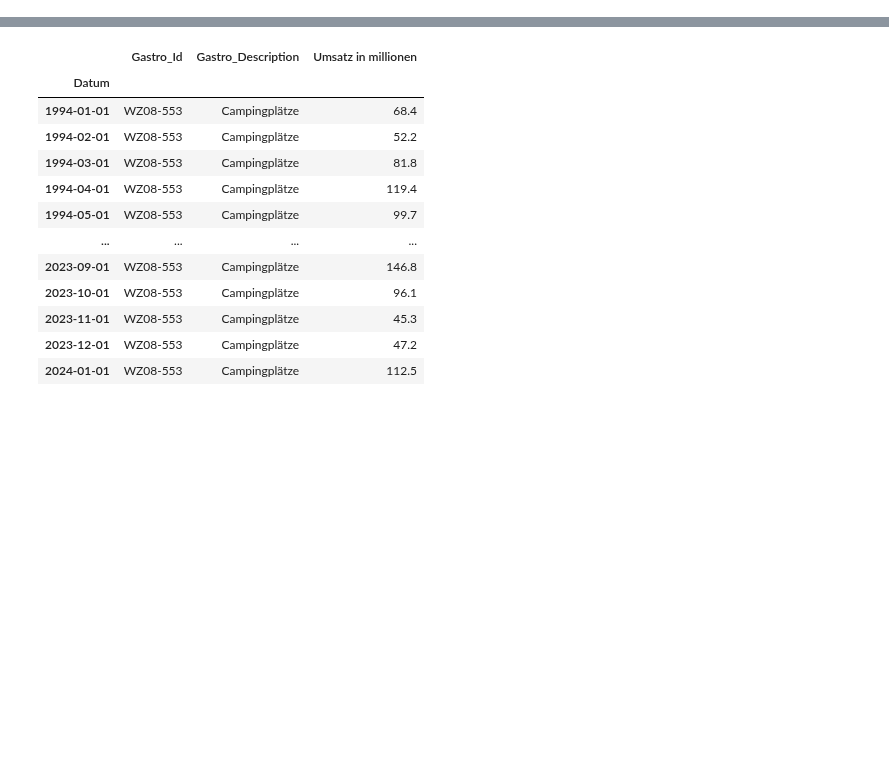
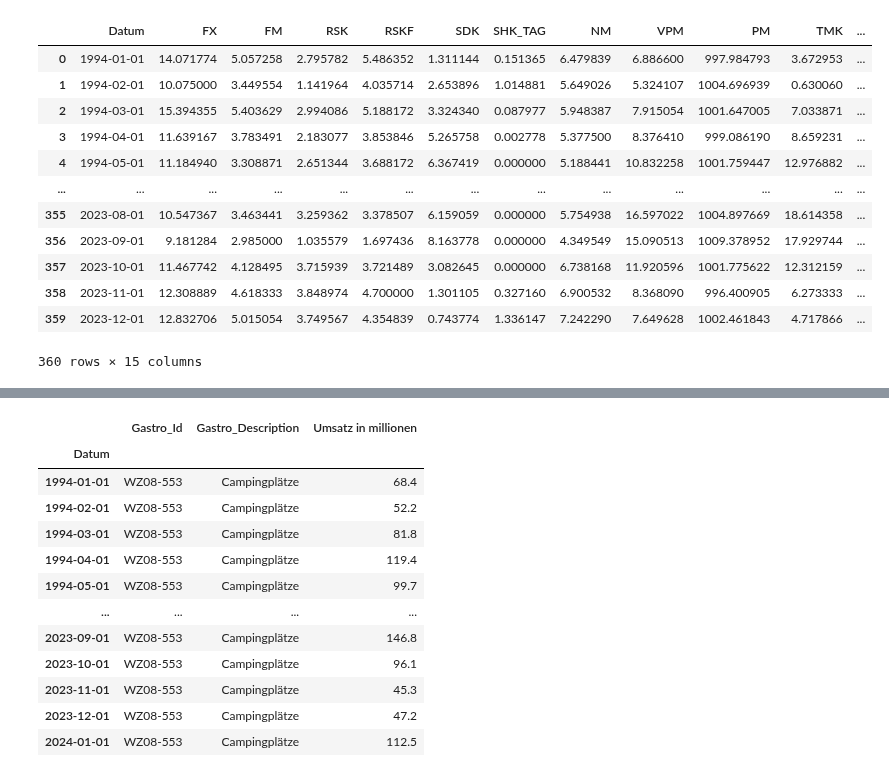
Before and after one commit to Fxvdi/dabi2-project, a Jupyter notebook: 2a_test-analyse.ipynb, the cells around one changed output, grey strips where cells are left out. Cells and saved outputs as stored; diff of their text form; code cells hidden in the pictures; blank space fills up the shorter version.

```diff
--- a/2a_test-analyse.ipynb
+++ b/2a_test-analyse.ipynb
@@ -13,0 +43,18 @@ for filename in os.listdir(directory):
+# %%
+df_all = df_all[df_all['Datum'] >= pd.to_datetime('1994-01-01')]
+# %%
+df_all.groupby("Datum").mean().reset_index()
+# %% [output]
+|  | Datum | FX | FM | RSK | RSKF | SDK | SHK_TAG | NM | VPM | PM | TMK | ... |
+| 0 | 1994-01-01 | 14.071774 | 5.057258 | 2.795782 | 5.486352 | 1.311144 | 0.151365 | 6.479839 | 6.886600 | 997.984793 | 3.672953 | ... |
+| 1 | 1994-02-01 | 10.075000 | 3.449554 | 1.141964 | 4.035714 | 2.653896 | 1.014881 | 5.649026 | 5.324107 | 1004.696939 | 0.630060 | ... |
+| 2 | 1994-03-01 | 15.394355 | 5.403629 | 2.994086 | 5.188172 | 3.324340 | 0.087977 | 5.948387 | 7.915054 | 1001.647005 | 7.033871 | ... |
+| 3 | 1994-04-01 | 11.639167 | 3.783491 | 2.183077 | 3.853846 | 5.265758 | 0.002778 | 5.377500 | 8.376410 | 999.086190 | 8.659231 | ... |
+| 4 | 1994-05-01 | 11.184940 | 3.308871 | 2.651344 | 3.688172 | 6.367419 | 0.000000 | 5.188441 | 10.832258 | 1001.759447 | 12.976882 | ... |
+| ... | ... | ... | ... | ... | ... | ... | ... | ... | ... | ... | ... | ... |
+| 355 | 2023-08-01 | 10.547367 | 3.463441 | 3.259362 | 3.378507 | 6.159059 | 0.000000 | 5.754938 | 16.597022 | 1004.897669 | 18.614358 | ... |
+| 356 | 2023-09-01 | 9.181284 | 2.985000 | 1.035579 | 1.697436 | 8.163778 | 0.000000 | 4.349549 | 15.090513 | 1009.378952 | 17.929744 | ... |
+| 357 | 2023-10-01 | 11.467742 | 4.128495 | 3.715939 | 3.721489 | 3.082645 | 0.000000 | 6.738168 | 11.920596 | 1001.775622 | 12.312159 | ... |
+| 358 | 2023-11-01 | 12.308889 | 4.618333 | 3.848974 | 4.700000 | 1.301105 | 0.327160 | 6.900532 | 8.368090 | 996.400905 | 6.273333 | ... |
+| 359 | 2023-12-01 | 12.832706 | 5.015054 | 3.749567 | 4.354839 | 0.743774 | 1.336147 | 7.242290 | 7.649628 | 1002.461843 | 4.717866 | ... |
+360 rows × 15 columns
```
Also changed, not shown: parts of 15 cells of this notebook, 34 other files.
